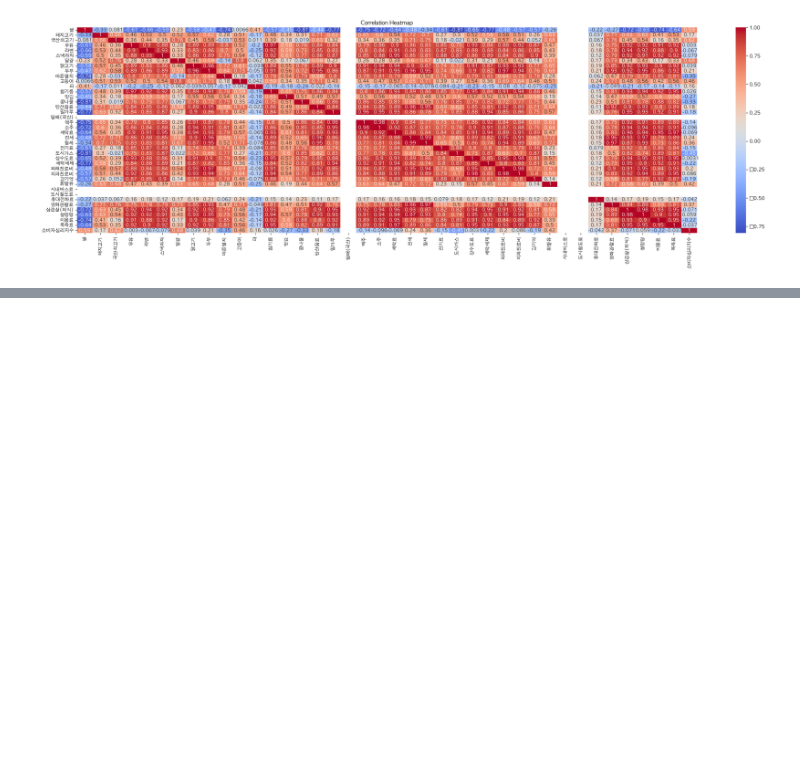
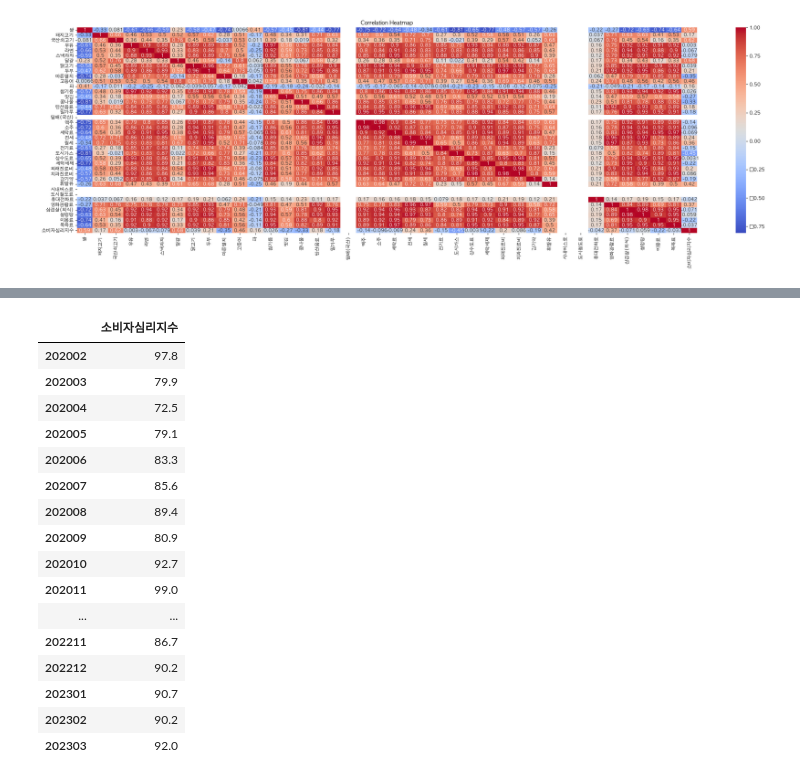
Before and after one commit to siho-song/datascience, a Jupyter notebook: project/project/data_science.ipynb, the cells around one changed output, grey strips where cells are left out. Drawn from its saved outputs; the diff is of its cells as text; code cells hidden in the pictures; blank space fills up the shorter version.

```diff
--- a/project/project/data_science.ipynb
+++ b/project/project/data_science.ipynb
@@ -752,0 +739,20 @@ df_combined
+# %%
+consumer_value
+# %% [output]
+|  | 소비자심리지수 |
+| 202002 | 97.8 |
+| 202003 | 79.9 |
+| 202004 | 72.5 |
+| 202005 | 79.1 |
+| 202006 | 83.3 |
+| 202007 | 85.6 |
+| 202008 | 89.4 |
+| 202009 | 80.9 |
+| 202010 | 92.7 |
+| 202011 | 99.0 |
+| ... | ... |
+| 202211 | 86.7 |
+| 202212 | 90.2 |
+| 202301 | 90.7 |
+| 202302 | 90.2 |
+| 202303 | 92.0 |
```
Also changed, not shown: parts of 20 cells of this notebook, 6 other files.
